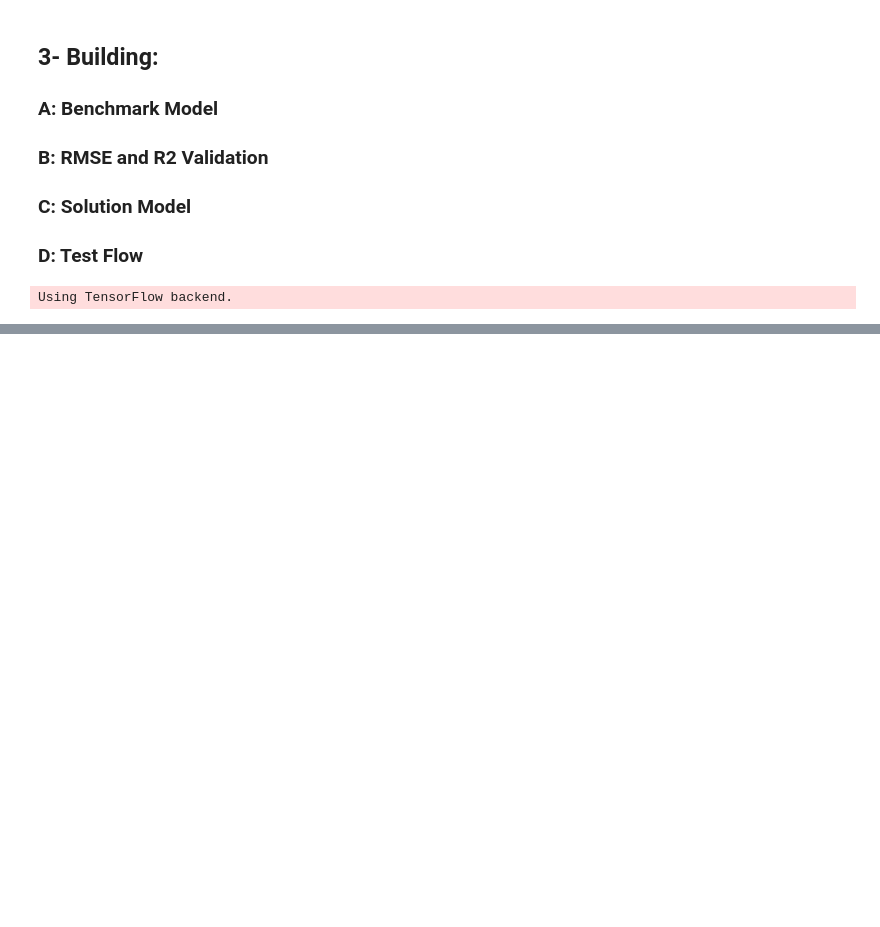
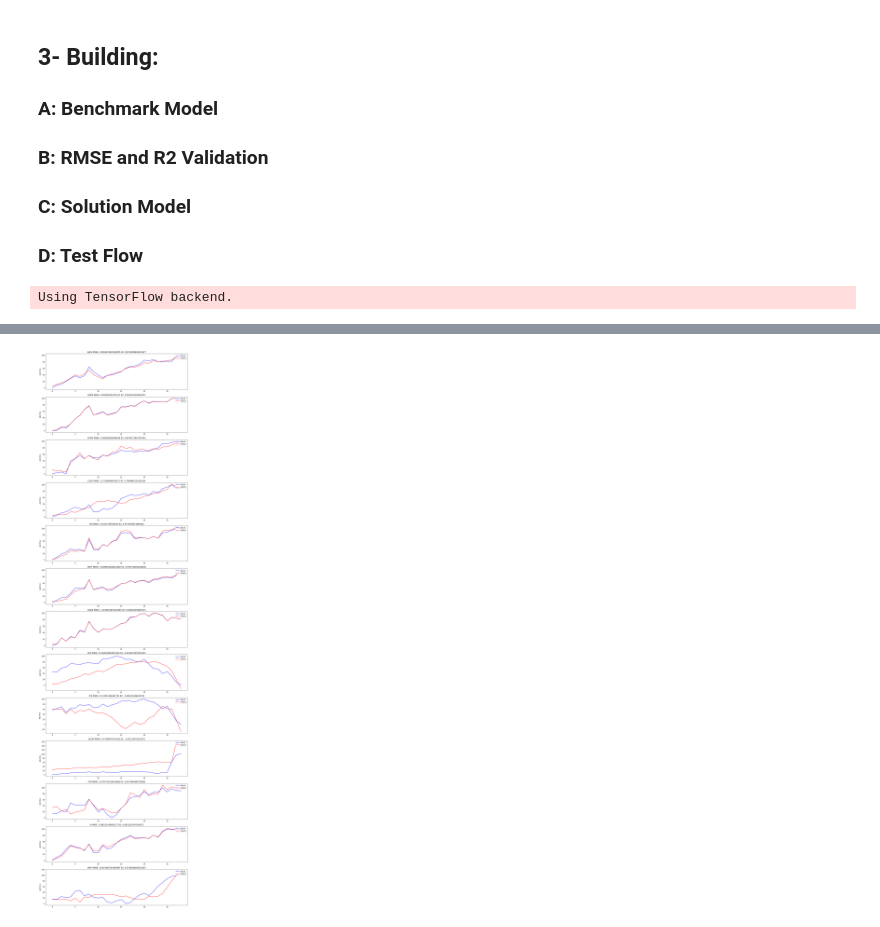
Before and after one commit to farukbulbul/stock_price_indicator, a Jupyter notebook: Stock_Price_Indicator.ipynb, the cells around one changed output, grey strips where cells are left out. Drawn from its saved outputs; the diff is of its cells as text; code cells hidden in the pictures; blank space fills up the shorter version.

Commit message:
last month results added

```diff
--- a/Stock_Price_Indicator.ipynb
+++ b/Stock_Price_Indicator.ipynb
@@ -478,9 +478,9 @@ def prepare_new_data():
     start=datetime.datetime(2019,2,1)
     end=datetime.datetime(2019,4,20)
 
-    for stock in stock_list:
-        history = pdr.get_data_yahoo(stock, start, end)
-        history.to_csv('~/src/udacity/stock_price_indicator/newdata/'+stock+'.csv')
+    #for stock in stock_list:
+    #    history = pdr.get_data_yahoo(stock, start, end)
+    #    history.to_csv('~/src/udacity/stock_price_indicator/newdata/'+stock+'.csv')
 
     new_stock_data_list = []
 
@@ -495,7 +495,7 @@ def prepare_new_data():
         stock_data = add_RSI(stock_data)
         stock_data = add_BollingerBand(stock_data)
         stock_data = get_weighted_average(stock_data,10,'Adj Close', 'Volume')
-        stock_data = stock_data[-30:] #get last 30 rows
+        stock_data = stock_data[-29:] #get last 30 rows
         new_stock_data_list[index] = stock_data
 
     print(new_stock_data_list[0])
@@ -506,6 +506,8 @@ def prepare_new_data():
 
 def drive_test_4(normalized_stock_list, new_normalized_stock_list,y_adj_close_list, new_y_adj_close_list):
     y_predict_list = []
+    rmse_list = []
+    r2_list = []
     for index, normalized_stock in enumerate(normalized_stock_list):
         #below line is for only development stage to keep run time short
         #if(index > 3): break
@@ -516,20 +518,17 @@ def drive_test_4(normalized_stock_list, new_normalized_stock_list,y_adj_close_li
         y_train = y_adj_close_list[index]
         y_test = new_y_adj_close_list[index]
 
-
-
-        X_train, X_test, y_train, y_test = train_test_split(normalized_stock_list[index],
-                                        y_adj_close_list[index], test_size=0.20, random_state=42)
-
-        model_best = create_svm_poly_with_parameters(_gamma=0.8, _c=200, _degree=4)
+        model_best = create_svm_poly_with_parameters(_gamma=0.8, _c=200, _degree=3)
         model_best.fit(X_train, y_train)
         model_best_predict = model_best.predict(X_test)
         rmse_best, r2_best = check_score(y_test, model_best_predict, "best SVR")
+        rmse_list.append(rmse_best)
+        r2_list.append(r2_best)
         y_predict_list.append(model_best_predict)
-    return y_predict_list
+    return y_predict_list, rmse_list, r2_list
 
 new_normalized_stock_list, new_y_adj_close_list = prepare_new_data()
-drive_test_4(normalized_stock_list, new_normalized_stock_list,y_adj_close_list, new_y_adj_close_list)
+y_predict_list, rmse_list, r2_list = drive_test_4(normalized_stock_list, new_normalized_stock_list,y_adj_close_list, new_y_adj_close_list)
 # %% [output]
                   High         Low        Open       Close      Volume  \
 Date
@@ -550,0 +567,16 @@ Date
+# %%
+def get_title(index, rmse_list, r2_list):
+    return stock_list[index] + " RMSE: " + str(rmse_list[index]) + " R2: " + str(r2_list[index])
+
+def plot_prediction_vs_real(actual_array, predict_array):
+    fig, axes = plt.subplots(nrows=13, ncols=1, figsize=(16, 64))
+    for i, actual in enumerate(actual_array):
+        axes[i].plot(actual_array[i].index, actual_array[i],'b', label='Actual')
+        axes[i].plot(actual_array[i].index, predict_array[i],'r', label='Predict')
+        axes[i].set_ylabel('Adj Price')
+        axes[i].legend(loc='upper right')
+        axes[i].set_title(get_title(i,rmse_list, r2_list))
+    plt.show()
+plot_prediction_vs_real(new_y_adj_close_list, y_predict_list)
+# %% [output]
+[figure, added]
```
Also changed, not shown: parts of 1 cell of this notebook, 1 other file.
